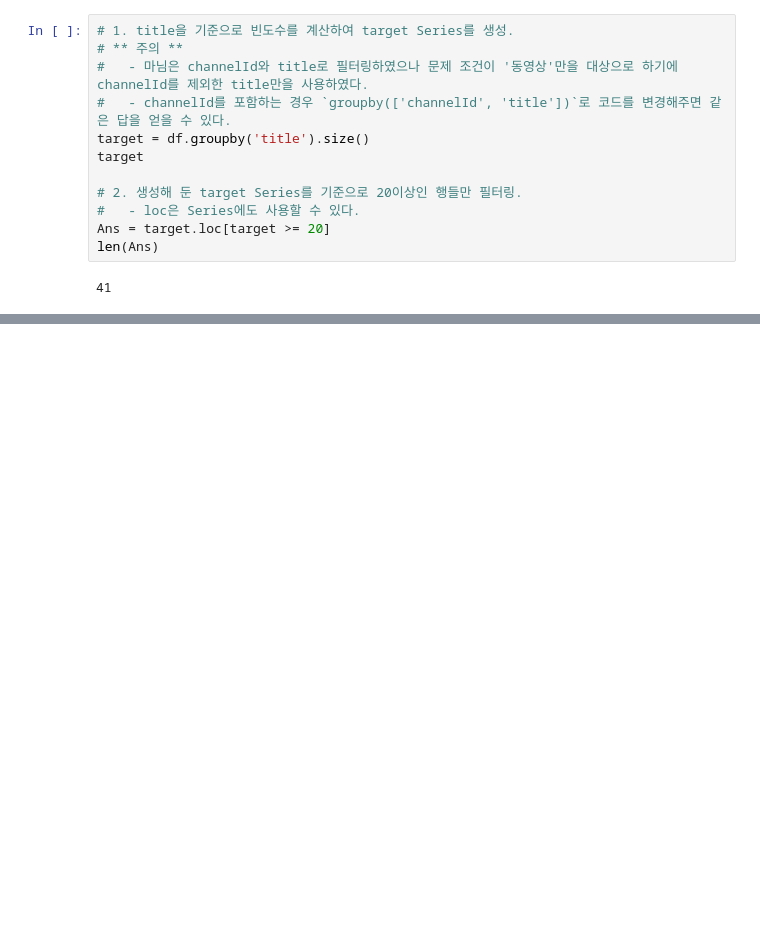
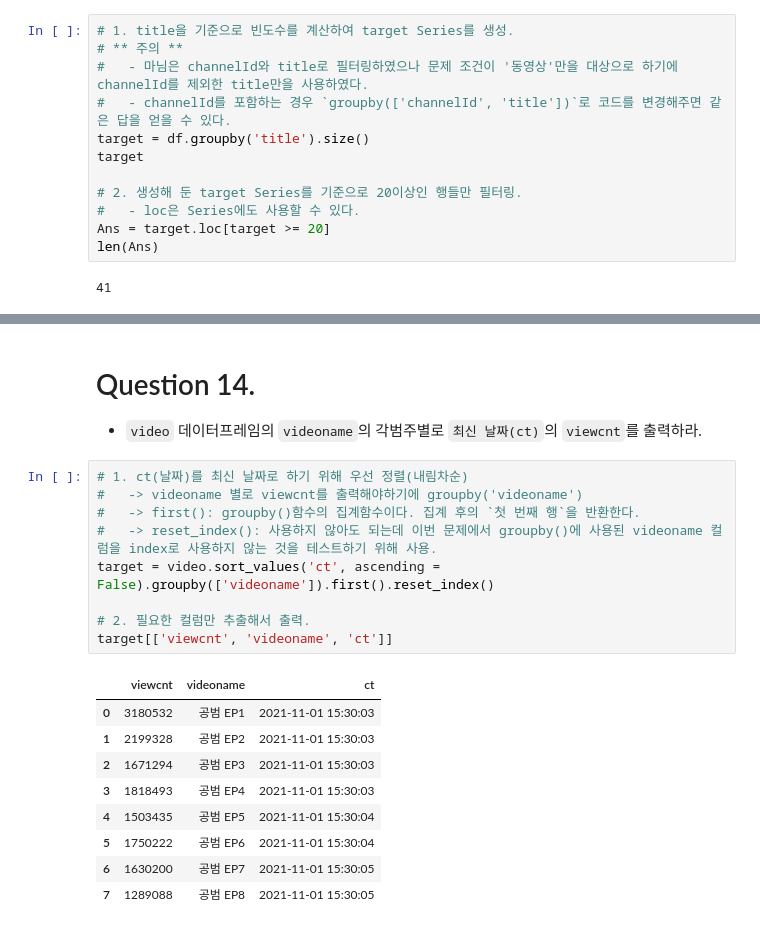
Before and after one commit to LWH4Data/Certifications, a Jupyter notebook: 빅분기/01_작업 1유형/sol.ipynb, the cells around one changed output, grey strips where cells are left out. Cells and saved outputs as stored; diff of their text form; blank space fills up the shorter version.

```diff
--- a/빅분기/01_작업 1유형/sol.ipynb
+++ b/빅분기/01_작업 1유형/sol.ipynb
@@ -277,0 +331,22 @@ len(Ans)
+# %% [markdown]
+# Question 14.
+- `video` 데이터프레임의 `videoname`의 각범주별로 `최신 날짜(ct)`의 `viewcnt`를 출력하라.
+# %%
+# 1. ct(날짜)를 최신 날짜로 하기 위해 우선 정렬(내림차순)
+#   -> videoname 별로 viewcnt를 출력해야하기에 groupby('videoname')
+#   -> first(): groupby()함수의 집계함수이다. 집계 후의 `첫 번째 행`을 반환한다.
+#   -> reset_index(): 사용하지 않아도 되는데 이번 문제에서 groupby()에 사용된 videoname 컬럼을 index로 사용하지 않는 것을 테스트하기 위해 사용.
+target = video.sort_values('ct', ascending = False).groupby(['videoname']).first().reset_index()
+
+# 2. 필요한 컬럼만 추출해서 출력.
+target[['viewcnt', 'videoname', 'ct']]
+# %% [output]
+|  | viewcnt | videoname | ct |
+| 0 | 3180532 | 공범 EP1 | 2021-11-01 15:30:03 |
+| 1 | 2199328 | 공범 EP2 | 2021-11-01 15:30:03 |
+| 2 | 1671294 | 공범 EP3 | 2021-11-01 15:30:03 |
+| 3 | 1818493 | 공범 EP4 | 2021-11-01 15:30:03 |
+| 4 | 1503435 | 공범 EP5 | 2021-11-01 15:30:04 |
+| 5 | 1750222 | 공범 EP6 | 2021-11-01 15:30:04 |
+| 6 | 1630200 | 공범 EP7 | 2021-11-01 15:30:05 |
+| 7 | 1289088 | 공범 EP8 | 2021-11-01 15:30:05 |
```
Also changed, not shown: parts of 12 cells of this notebook.
